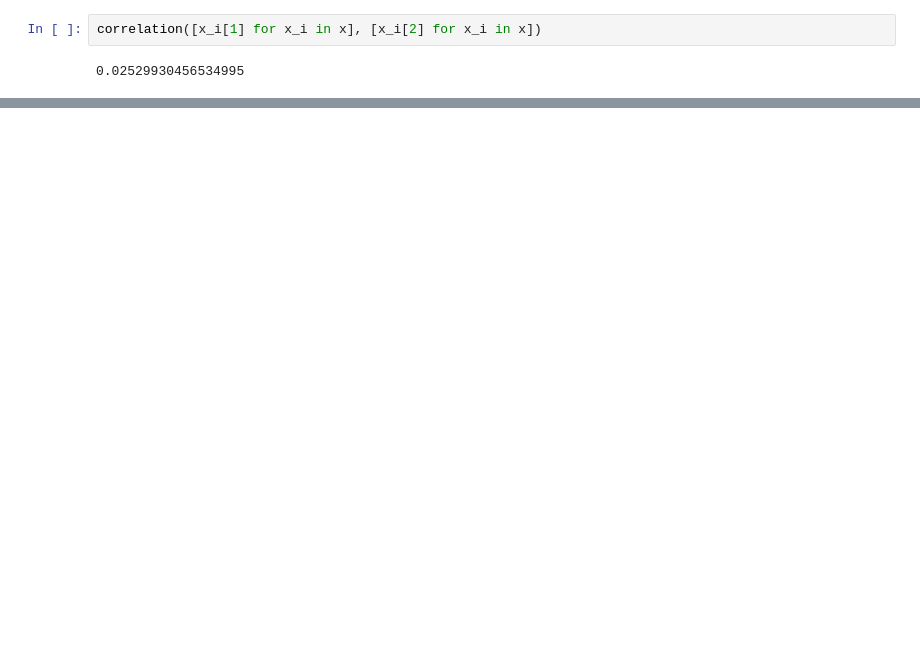
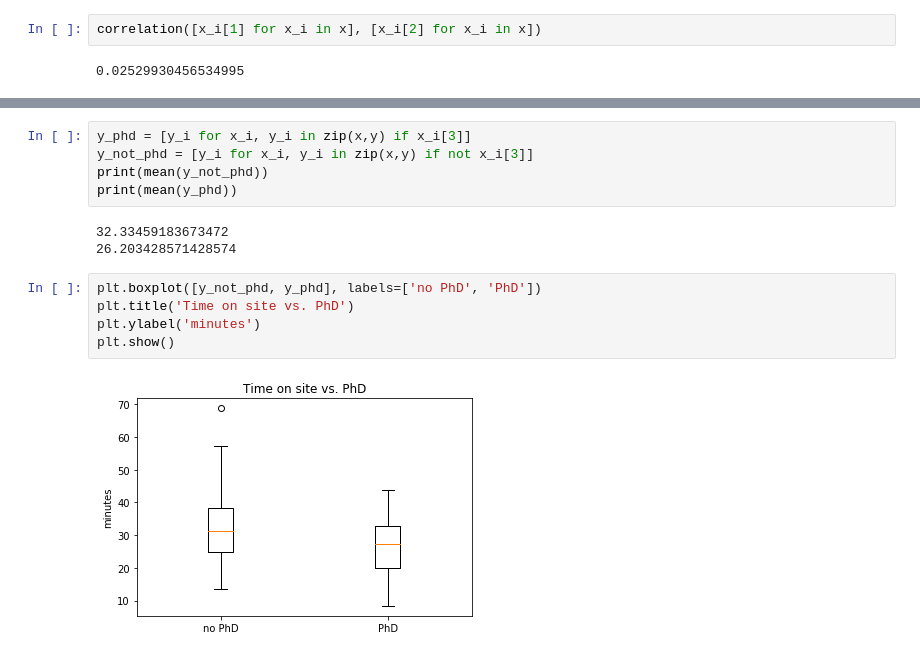
Before and after one commit to cbare/data-science-from-scratch, a Jupyter notebook: chapter_15/multiple-regression.ipynb, the cells around one changed output, grey strips where cells are left out. Saved outputs shown, nothing was run; the diff lists cells and outputs as text; blank space fills up the shorter version.

```diff
--- a/chapter_15/multiple-regression.ipynb
+++ b/chapter_15/multiple-regression.ipynb
@@ -270,0 +183,15 @@ sns.distplot([be[1] for be in beta_err], hist = False, kde = True,
+# %%
+y_phd = [y_i for x_i, y_i in zip(x,y) if x_i[3]]
+y_not_phd = [y_i for x_i, y_i in zip(x,y) if not x_i[3]]
+print(mean(y_not_phd))
+print(mean(y_phd))
+# %% [output]
+32.33459183673472
+26.203428571428574
+# %%
+plt.boxplot([y_not_phd, y_phd], labels=['no PhD', 'PhD'])
+plt.title('Time on site vs. PhD')
+plt.ylabel('minutes')
+plt.show()
+# %% [output]
+[figure, added]
```
Also changed, not shown: parts of 92 cells of this notebook, 1 other file.
